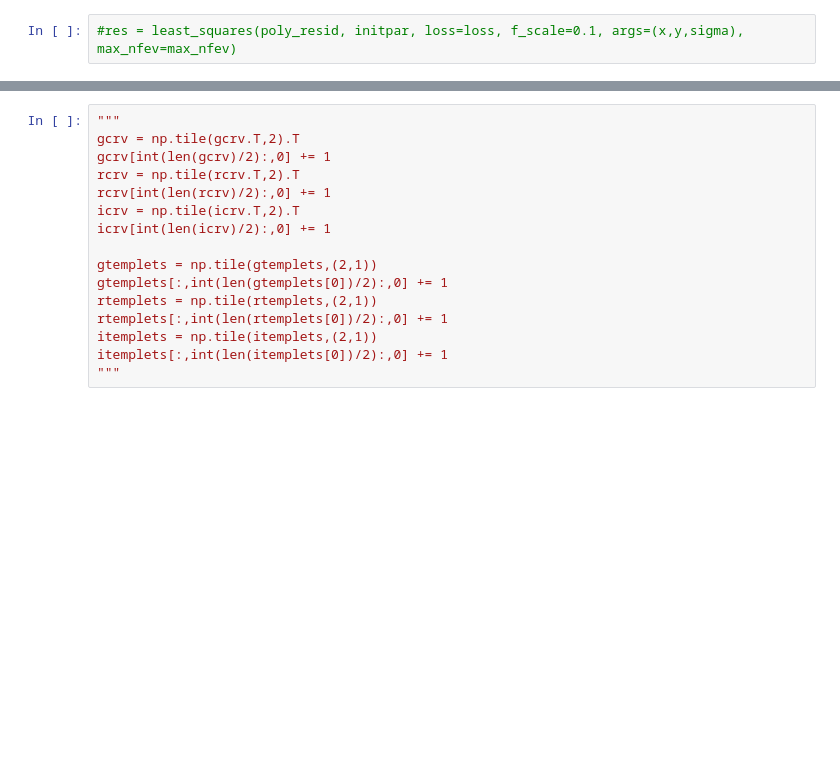
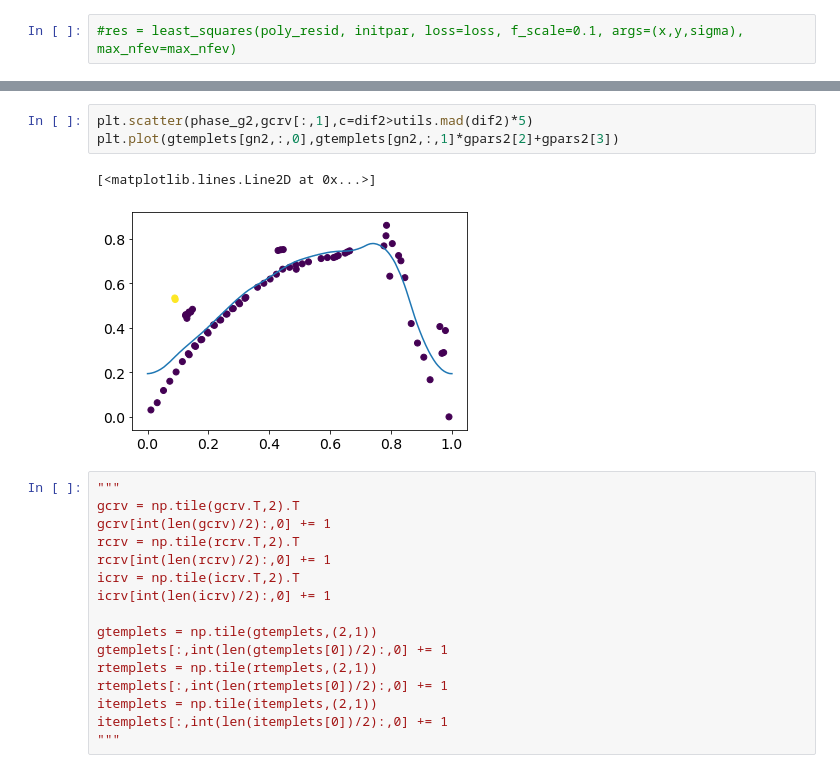
Before and after one commit to KyleLMatt/CurveFit, a Jupyter notebook: Templet fit.ipynb, the cells around one changed output, grey strips where cells are left out. Cells and saved outputs as stored; diff of their text form; blank space fills up the shorter version.

```diff
--- a/Templet fit.ipynb
+++ b/Templet fit.ipynb
@@ -171,3 +241,9 @@ plt.plot(gtemplets[gn,:,0],gtemplets[gn,:,1]*gpars[2]+gpars[3])
+# %%
+plt.scatter(phase_g2,gcrv[:,1],c=dif2>utils.mad(dif2)*5)
+plt.plot(gtemplets[gn2,:,0],gtemplets[gn2,:,1]*gpars2[2]+gpars2[3])
+# %% [output]
+[<matplotlib.lines.Line2D at 0x...>]
+[figure, added]
 # %%
 """
 gcrv = np.tile(gcrv.T,2).T
```
Also changed, not shown: parts of 11 cells of this notebook.
